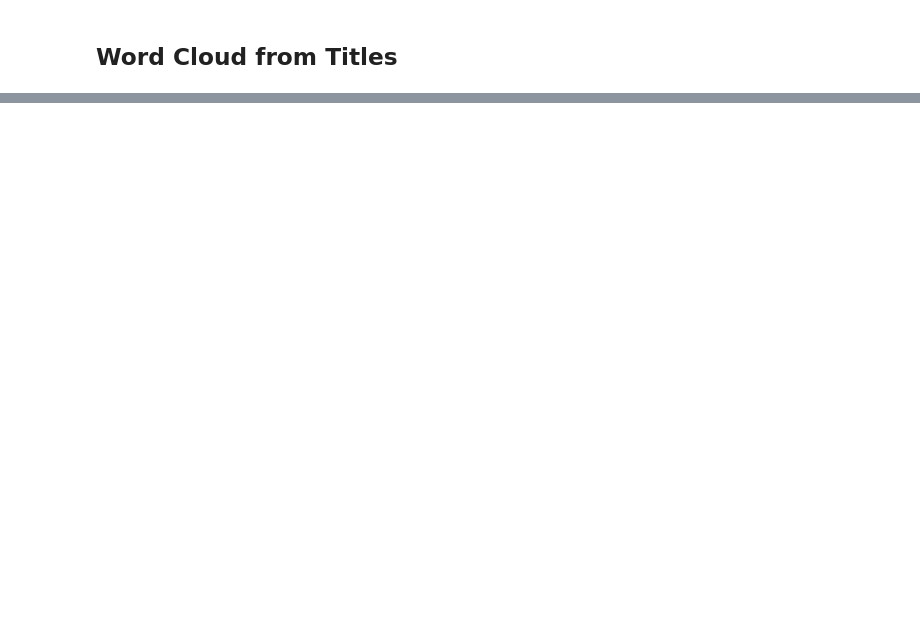
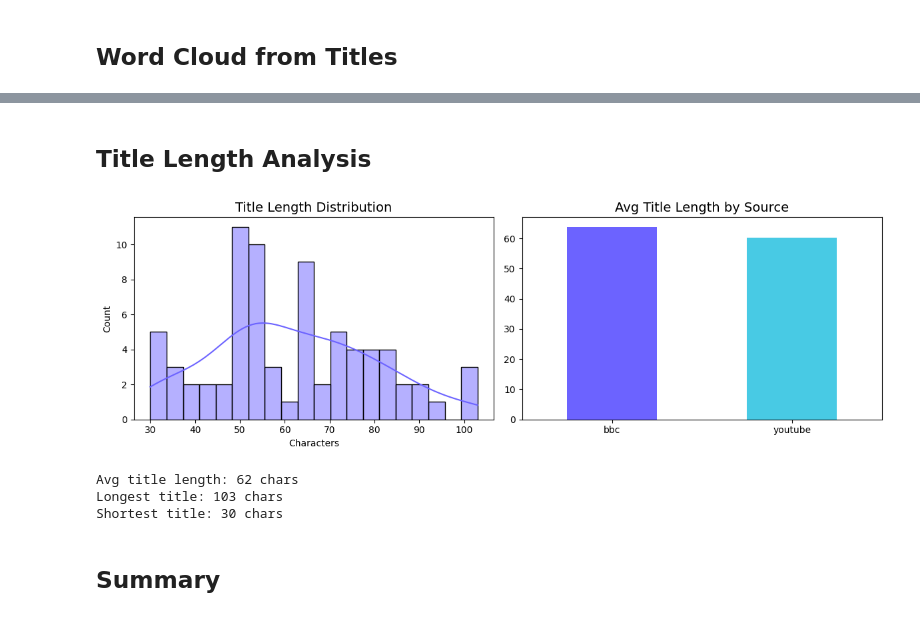
Before and after one commit to Noamka3/Sports_scraper, a Jupyter notebook: notebooks/eda_sports.ipynb, the cells around one changed output, grey strips where cells are left out. Cells and saved outputs as stored; diff of their text form; code cells hidden in the pictures; blank space fills up the shorter version.

```diff
--- a/notebooks/eda_sports.ipynb
+++ b/notebooks/eda_sports.ipynb
@@ -120,0 +194,33 @@ if not df.empty and 'date' in df.columns:
+# %% [markdown]
+## Title Length Analysis
+# %%
+if not df.empty and 'title' in df.columns:
+    df['title_length'] = df['title'].dropna().apply(len)
+
+    fig, axes = plt.subplots(1, 2, figsize=(12, 4))
+
+    # התפלגות אורך כותרת
+    sns.histplot(df['title_length'].dropna(), bins=20, kde=True, ax=axes[0], color='#6C63FF')
+    axes[0].set_title('Title Length Distribution', fontsize=14)
+    axes[0].set_xlabel('Characters')
+
+    # אורך לפי מקור
+    if 'source' in df.columns:
+        df.groupby('source')['title_length'].mean().plot(kind='bar', ax=axes[1],
+            color=['#6C63FF', '#48CAE4'], edgecolor='none')
+        axes[1].set_title('Avg Title Length by Source', fontsize=14)
+        axes[1].set_xlabel('')
+        axes[1].tick_params(axis='x', rotation=0)
+
+    plt.tight_layout()
+    plt.show()
+    print(f"Avg title length: {df['title_length'].mean():.0f} chars")
+    print(f"Longest title: {df['title_length'].max()} chars")
+    print(f"Shortest title: {df['title_length'].min()} chars")
+# %% [output]
+[figure, added]
+Avg title length: 62 chars
+Longest title: 103 chars
+Shortest title: 30 chars
+# %% [markdown]
+## Summary
```
Also changed, not shown: parts of 14 cells of this notebook.
